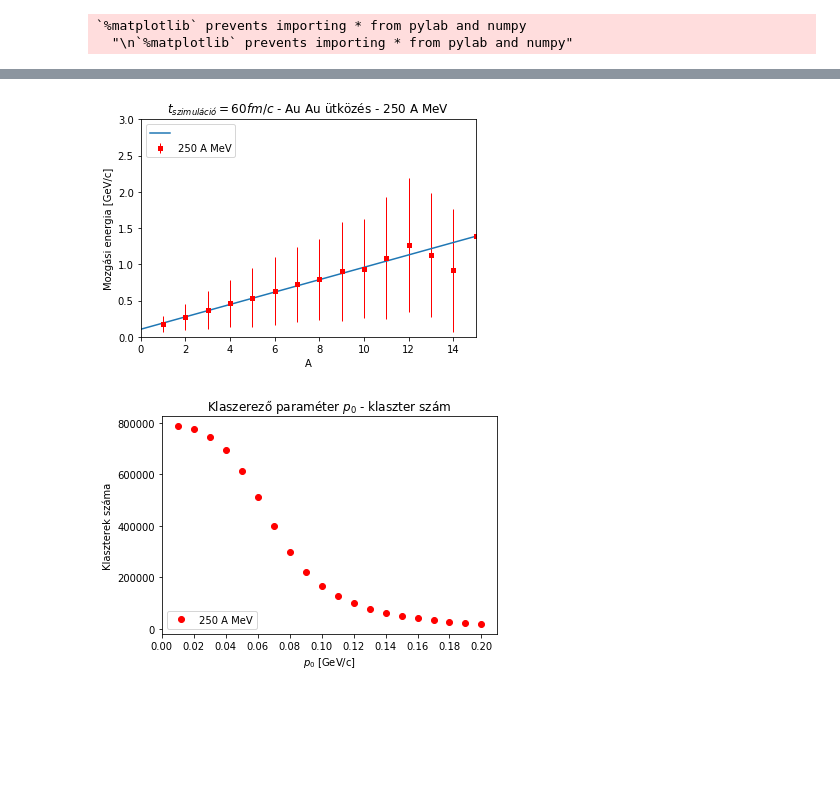
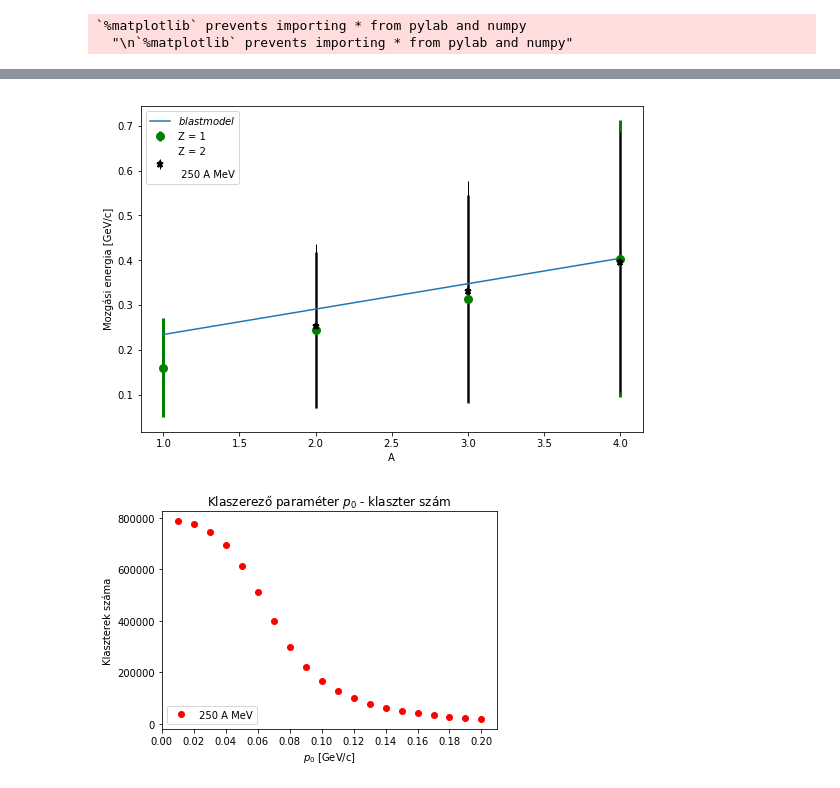
Before and after one commit to qbeer/szakdoli, a Jupyter notebook: BFS/visualize.ipynb, the cells around one changed output, grey strips where cells are left out. Cells and saved outputs as stored; diff of their text form; code cells hidden in the pictures; blank space fills up the shorter version.

```diff
--- a/BFS/visualize.ipynb
+++ b/BFS/visualize.ipynb
@@ -164,55 +252,25 @@ plt.show()
-# %%
-# most ugyan ez nem csak Z = 1 és 2 -re
-chargeAndAngleAndEnergy = np.asarray(df[['Z', 'polar angle','       E','A']])
-
-chargeAndAngleAndEnergy = np.asarray(
-    list(filter(lambda x: x[1] < 45. and x[1] > 25., chargeAndAngleAndEnergy)))
-
-massEnergy = {}
-MeanEnergy = {}
-DevEnergy = {}
-
-for elem in chargeAndAngleAndEnergy:
-    massEnergy[elem[3]] = []
-
-for elem in chargeAndAngleAndEnergy:
-    massEnergy[elem[3]].append(elem[2])
-
-for elem in massEnergy:
-    mean = np.mean(massEnergy[elem])
-    dev = np.sqrt(np.var(massEnergy[elem]))
-    if not math.isnan(dev):
-        MeanEnergy[elem] = mean
-        DevEnergy[elem] = dev
-    else:
-        ZoneMeanEnergy[elem] = mean
-        ZoneDevEnergy[elem] = 0
-
-def egyenes(x, m, b):
-    return m*x + b
-
-from scipy.optimize import curve_fit
-
-popt, pcov = curve_fit(egyenes, list(massEnergy.keys())[0:12], list(MeanEnergy.values())[0:12],
-                      p0 = [0.1666, 0.1])
-perr = sqrt(diag(pcov))
-
-plt.errorbar(list(massEnergy.keys()),
-            list(MeanEnergy.values()),
-            list(DevEnergy.values()),
-            marker='s', mfc='red',
-         mec='red', ms=3, mew=2, lw=1, linestyle='None', ecolor='red')
-plt.plot(np.linspace(0,15, 100), egyenes(np.linspace(0,15,100), *popt))
-xlabel('A')
-ylabel('Mozgási energia [GeV/c]')
-plt.legend(('','250 A MeV'),
-           loc='upper left')
-xlim(0,15)
-ylim(0,3)
-title('$t_{szimuláció} = 60 fm/c$ - Au Au ütközés - 250 A MeV')
-savefig('./60fmcAuAu250AMeV007mom.png')
-# %% [output]
-[figure, removed]
+# %%
+plt.figure(figsize(9,6))
+
+plt.errorbar(list(ZoneMeanEnergy.keys()),
+            list(ZoneMeanEnergy.values()),
+            list(ZoneDevEnergy.values()),
+            marker='o', mfc='green',
+         mec='green', ms=7, mew=2, lw=3, linestyle='None', ecolor='green', label = 'Z = 1')
+plt.errorbar(list(ZtwoMeanEnergy.keys()),
+            list(ZtwoMeanEnergy.values()),
+            list(ZtwoDevEnergy.values()),
+            marker='*', mfc='black',
+         mec='black', ms=7, mew=2, lw=1, linestyle='None', ecolor='black', label = 'Z = 2')
+
+plt.plot(np.linspace(1,4, 100), egyenes(np.linspace(1,4,100), *popt))
+xlabel('A')
+ylabel('Mozgási energia [GeV/c]')
+plt.legend(('$blast model$','Z = 1', 'Z = 2 \n\n 250 A MeV'),
+           loc='upper left')
+savefig('./konnyu_magok_250AMeV.png')
+# %% [output]
+[figure, added]
 # %%
 # klaszterek száma
 pNullClusters = loadtxt('./p0clusters.dat')
```
Also changed, not shown: parts of 4 cells of this notebook, 12 other files.
